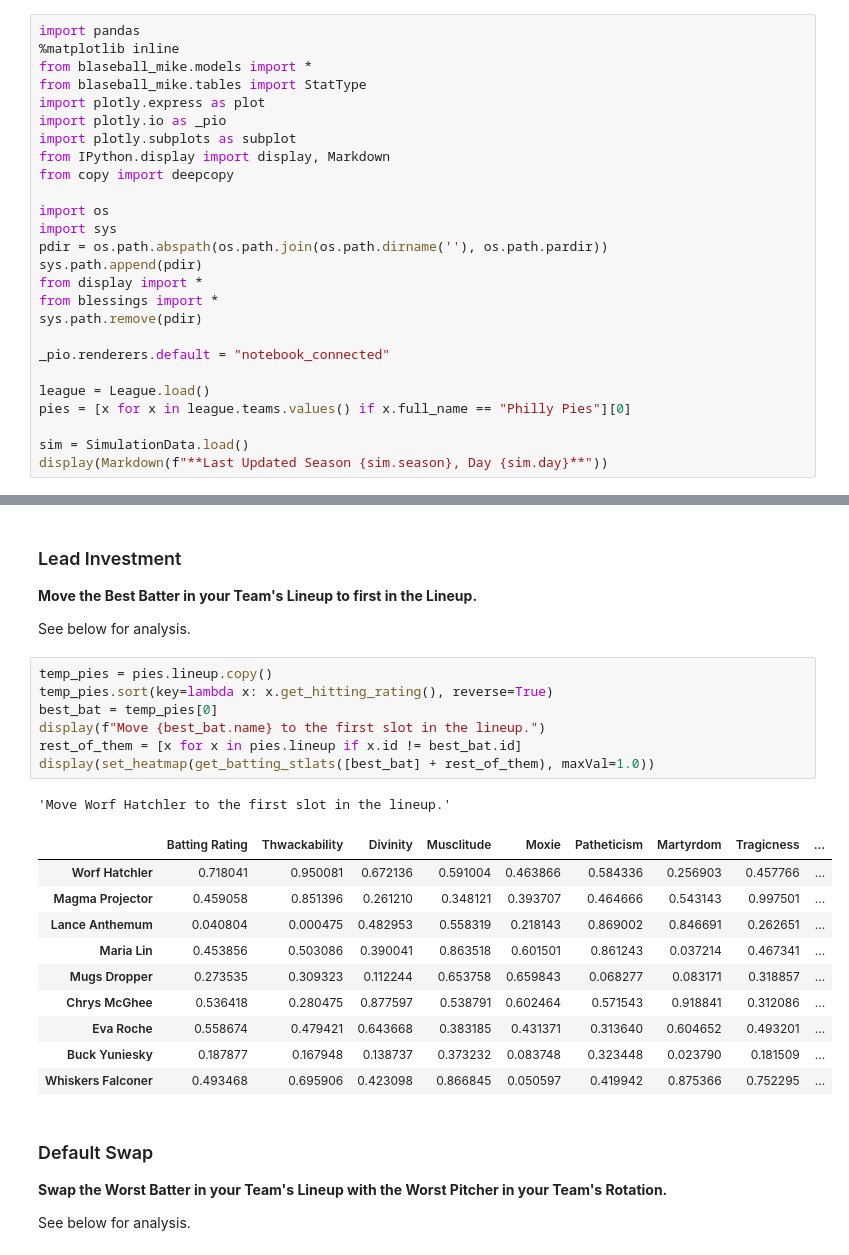
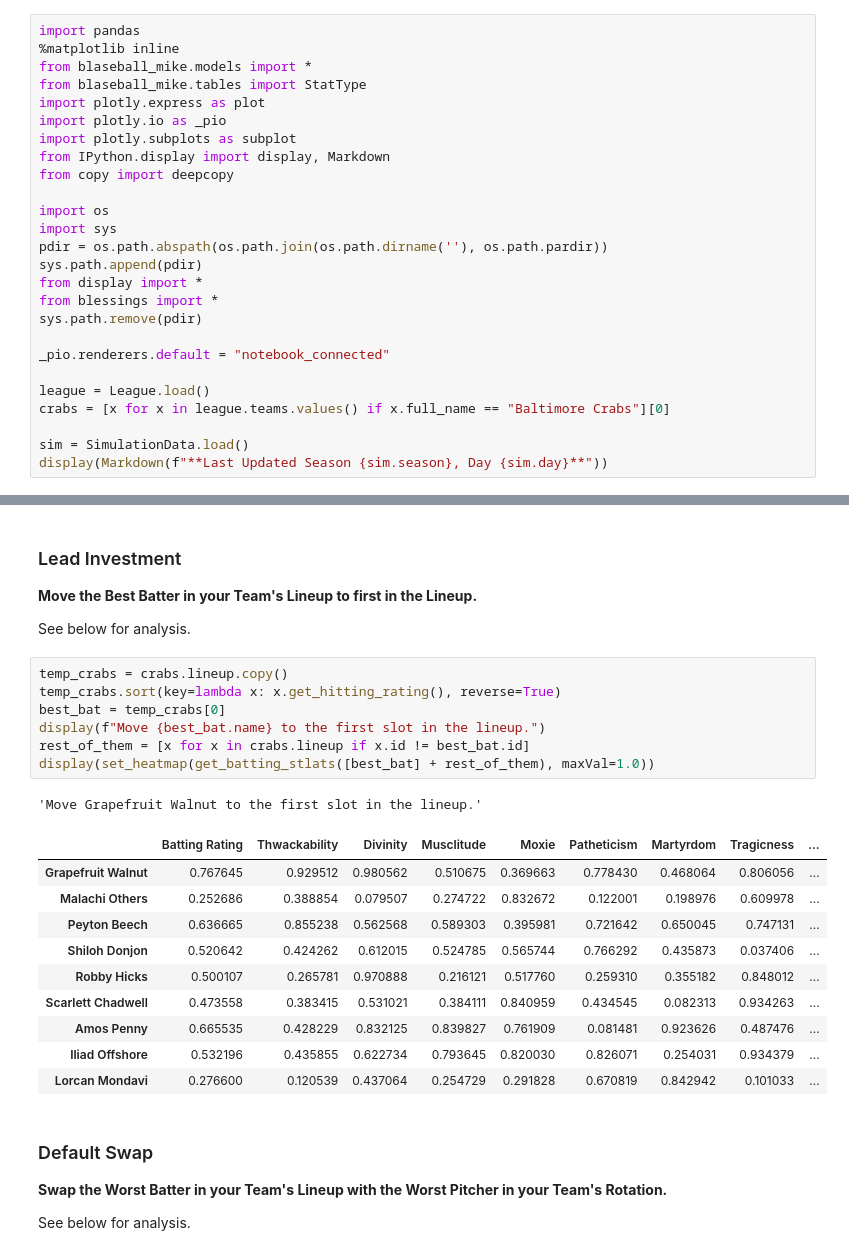
Before and after one commit to robbyblum/blaseball_notebooks, a Jupyter notebook: election_notes/circuit1_1.ipynb, the cells around one changed output, grey strips where cells are left out. Saved outputs shown, nothing was run; the diff lists cells and outputs as text.

```diff
--- a/election_notes/circuit1_1.ipynb
+++ b/election_notes/circuit1_1.ipynb
@@ -27,7 +29,7 @@ sys.path.remove(pdir)
 _pio.renderers.default = "notebook_connected"
 
 league = League.load()
-pies = [x for x in league.teams.values() if x.full_name == "Philly Pies"][0]
+crabs = [x for x in league.teams.values() if x.full_name == "Baltimore Crabs"][0]
 
 sim = SimulationData.load()
 display(Markdown(f"**Last Updated Season {sim.season}, Day {sim.day}**"))
@@ -113,24 +115,24 @@ This would award a random batter with the Catcher's Mitt Item.
 
 See below for analysis.
 # %%
-temp_pies = pies.lineup.copy()
-temp_pies.sort(key=lambda x: x.get_hitting_rating(), reverse=True)
-best_bat = temp_pies[0]
+temp_crabs = crabs.lineup.copy()
+temp_crabs.sort(key=lambda x: x.get_hitting_rating(), reverse=True)
+best_bat = temp_crabs[0]
 display(f"Move {best_bat.name} to the first slot in the lineup.")
-rest_of_them = [x for x in pies.lineup if x.id != best_bat.id]
+rest_of_them = [x for x in crabs.lineup if x.id != best_bat.id]
 display(set_heatmap(get_batting_stlats([best_bat] + rest_of_them), maxVal=1.0))
 # %% [output]
-'Move Worf Hatchler to the first slot in the lineup.'
+'Move Grapefruit Walnut to the first slot in the lineup.'
 |  | Batting Rating | Thwackability | Divinity | Musclitude | Moxie | Patheticism | Martyrdom | Tragicness | ... |
-| Worf Hatchler | 0.718041 | 0.950081 | 0.672136 | 0.591004 | 0.463866 | 0.584336 | 0.256903 | 0.457766 | ... |
-| Magma Projector | 0.459058 | 0.851396 | 0.261210 | 0.348121 | 0.393707 | 0.464666 | 0.543143 | 0.997501 | ... |
-| Lance Anthemum | 0.040804 | 0.000475 | 0.482953 | 0.558319 | 0.218143 | 0.869002 | 0.846691 | 0.262651 | ... |
-| Maria Lin | 0.453856 | 0.503086 | 0.390041 | 0.863518 | 0.601501 | 0.861243 | 0.037214 | 0.467341 | ... |
-| Mugs Dropper | 0.273535 | 0.309323 | 0.112244 | 0.653758 | 0.659843 | 0.068277 | 0.083171 | 0.318857 | ... |
-| Chrys McGhee | 0.536418 | 0.280475 | 0.877597 | 0.538791 | 0.602464 | 0.571543 | 0.918841 | 0.312086 | ... |
-| Eva Roche | 0.558674 | 0.479421 | 0.643668 | 0.383185 | 0.431371 | 0.313640 | 0.604652 | 0.493201 | ... |
-| Buck Yuniesky | 0.187877 | 0.167948 | 0.138737 | 0.373232 | 0.083748 | 0.323448 | 0.023790 | 0.181509 | ... |
-| Whiskers Falconer | 0.493468 | 0.695906 | 0.423098 | 0.866845 | 0.050597 | 0.419942 | 0.875366 | 0.752295 | ... |
+| Grapefruit Walnut | 0.767645 | 0.929512 | 0.980562 | 0.510675 | 0.369663 | 0.778430 | 0.468064 | 0.806056 | ... |
+| Malachi Others | 0.252686 | 0.388854 | 0.079507 | 0.274722 | 0.832672 | 0.122001 | 0.198976 | 0.609978 | ... |
+| Peyton Beech | 0.636665 | 0.855238 | 0.562568 | 0.589303 | 0.395981 | 0.721642 | 0.650045 | 0.747131 | ... |
+| Shiloh Donjon | 0.520642 | 0.424262 | 0.612015 | 0.524785 | 0.565744 | 0.766292 | 0.435873 | 0.037406 | ... |
+| Robby Hicks | 0.500107 | 0.265781 | 0.970888 | 0.216121 | 0.517760 | 0.259310 | 0.355182 | 0.848012 | ... |
+| Scarlett Chadwell | 0.473558 | 0.383415 | 0.531021 | 0.384111 | 0.840959 | 0.434545 | 0.082313 | 0.934263 | ... |
+| Amos Penny | 0.665535 | 0.428229 | 0.832125 | 0.839827 | 0.761909 | 0.081481 | 0.923626 | 0.487476 | ... |
+| Iliad Offshore | 0.532196 | 0.435855 | 0.622734 | 0.793645 | 0.820030 | 0.826071 | 0.254031 | 0.934379 | ... |
+| Lorcan Mondavi | 0.276600 | 0.120539 | 0.437064 | 0.254729 | 0.291828 | 0.670819 | 0.842942 | 0.101033 | ... |
 # %% [markdown]
 ### Default Swap
 
```
Also changed, not shown: parts of 5 cells of this notebook, 1 other file.
